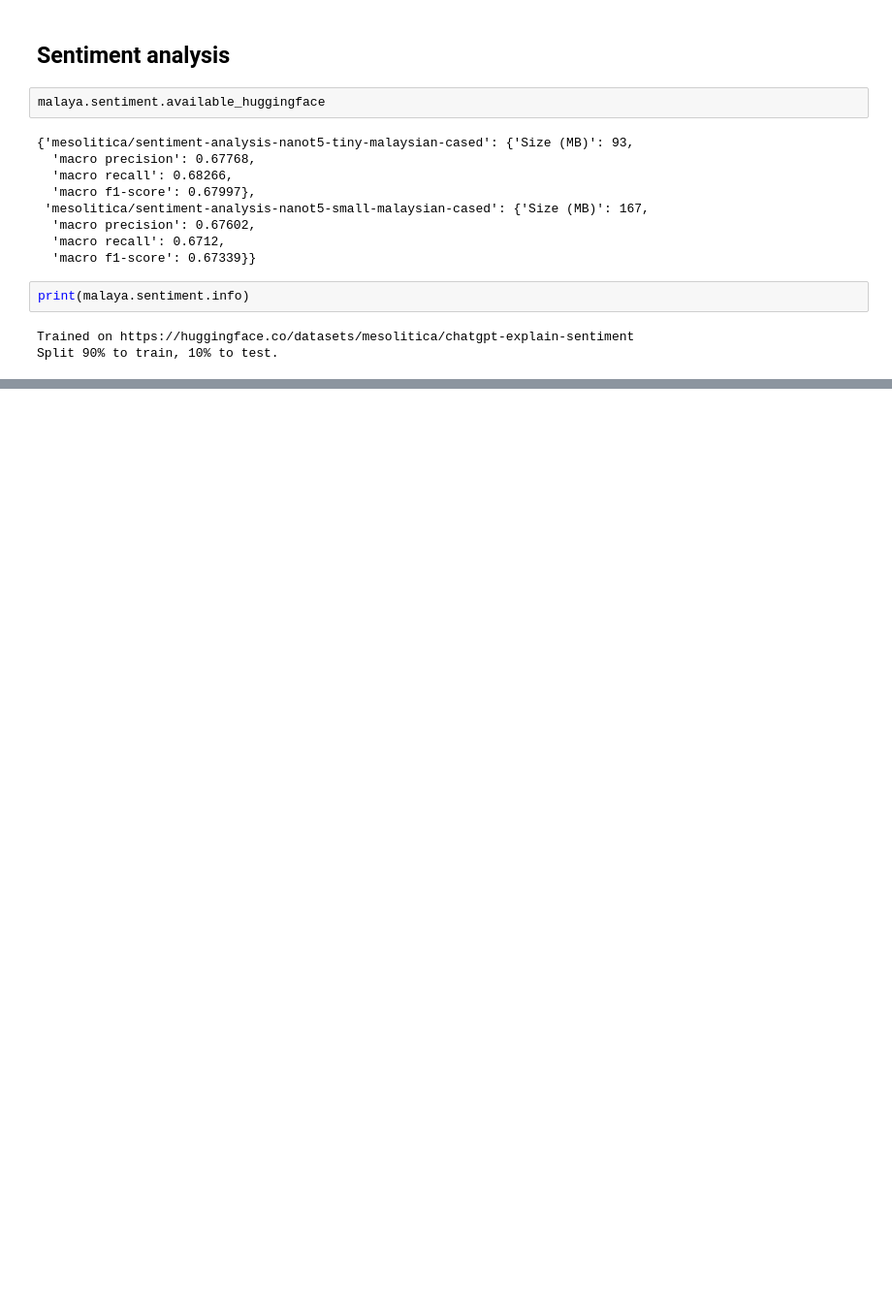
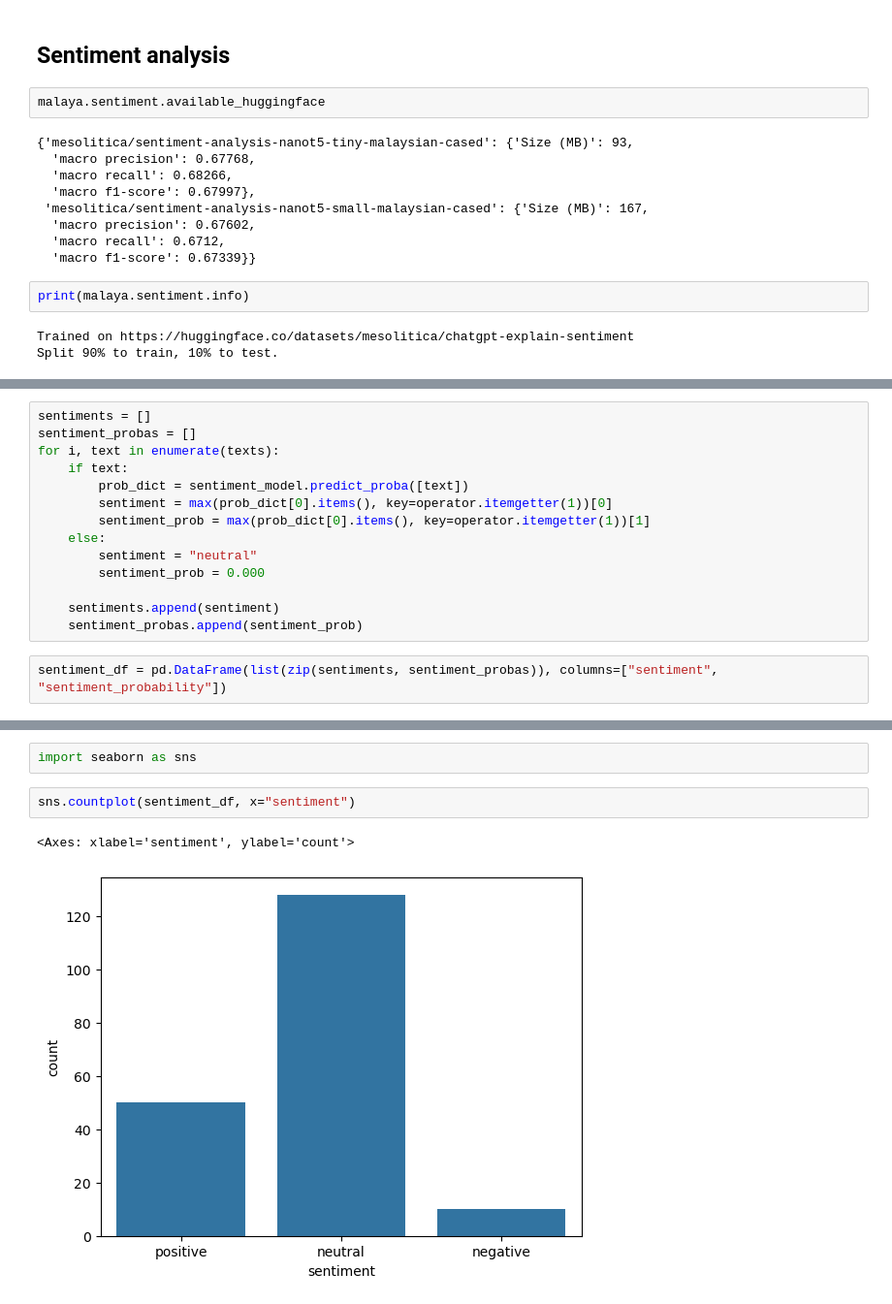
Before and after one commit to faizuddin/emosense, a Jupyter notebook: experiments.ipynb, the cells around one changed output, grey strips where cells are left out. Shown at 97% size. Drawn from its saved outputs; the diff is of its cells as text; blank space fills up the shorter version.

Commit message:
added new methods for sentiment and emotion analyses

```diff
--- a/experiments.ipynb
+++ b/experiments.ipynb
@@ -345,0 +399,16 @@ AttributeError: module 'inspect' has no attribute 'getargspec'
+# %%
+sentiments = []
+sentiment_probas = []
+for i, text in enumerate(texts):
+    if text:
+        prob_dict = sentiment_model.predict_proba([text])
+        sentiment = max(prob_dict[0].items(), key=operator.itemgetter(1))[0]
+        sentiment_prob = max(prob_dict[0].items(), key=operator.itemgetter(1))[1]
+    else:
+        sentiment = "neutral"
+        sentiment_prob = 0.000
+
+    sentiments.append(sentiment)
+    sentiment_probas.append(sentiment_prob)
+# %%
+sentiment_df = pd.DataFrame(list(zip(sentiments, sentiment_probas)), columns=["sentiment", "sentiment_probability"])
@@ -345,0 +429,7 @@ AttributeError: module 'inspect' has no attribute 'getargspec'
+# %%
+import seaborn as sns
+# %%
+sns.countplot(sentiment_df, x="sentiment")
+# %% [output]
+<Axes: xlabel='sentiment', ylabel='count'>
+[figure, added]
```
Also changed, not shown: parts of 32 cells of this notebook.
